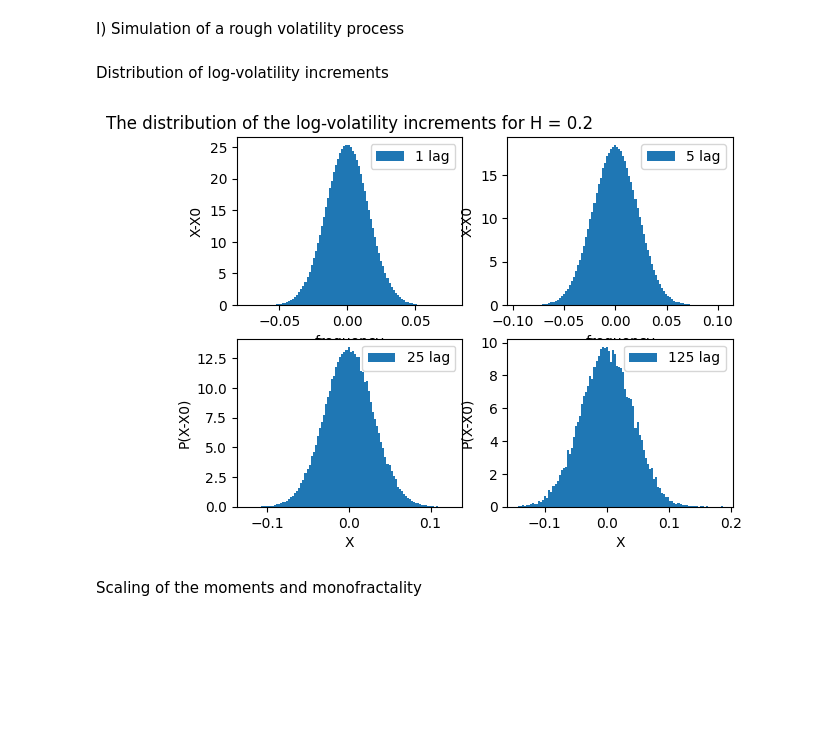
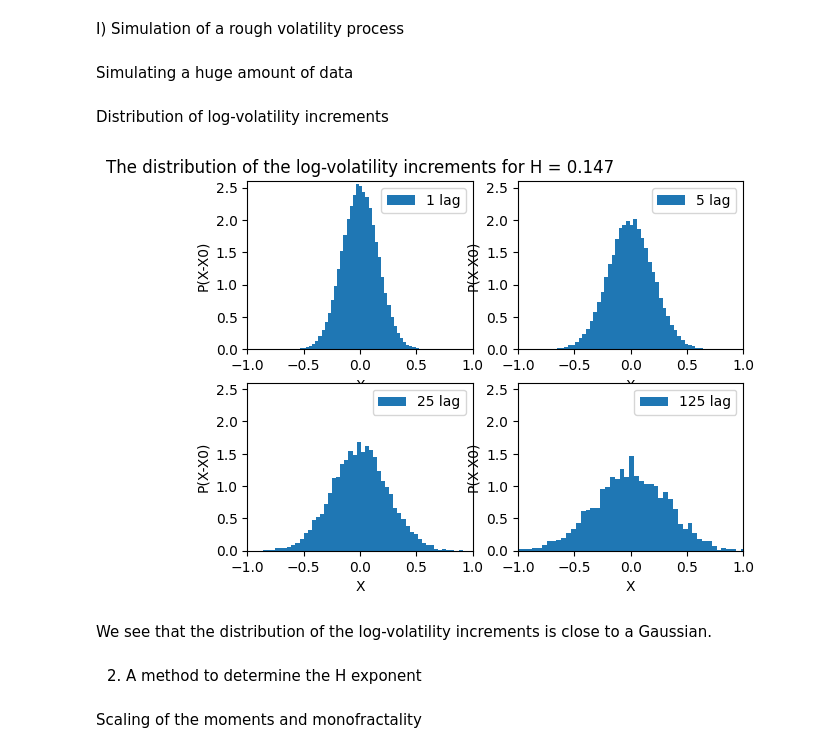
Before and after one commit to EIfinance/ei, a Jupyter notebook: FB.ipynb, the cells around one changed output. Cells and saved outputs as stored; diff of their text form; code cells hidden in the pictures; blank space fills up the shorter version.

```diff
--- a/FB.ipynb
+++ b/FB.ipynb
@@ -12,7 +12,7 @@ I) Simulation of a rough volatility process
 # %%
 nu,X0,alpha=0.3,-5,5*10**(-4)
 m=X0
-
+H=0.147
 def log_vol(T,lag,H):
     delta=lag/252
     N=int(T/delta)
@@ -22,29 +22,47 @@ def log_vol(T,lag,H):
     for i in range(len(W)-1):
         X[i+1]=X[i]+(W[i+1]-W[i])*nu+alpha*(m-X[i])*delta
     return(X)
-def hist(d):
+
+def hist(X_simu):
+    res=50
+    A,B,C,D=np.array([]),np.array([]),np.array([]),np.array([])
+    for i in X_simu:
+        A = np.concatenate((A, np.diff(i[::1*10**3])))
+        B = np.concatenate((B, np.diff(i[::5*10**3])))
+        C = np.concatenate((C, np.diff(i[::25*10**3])))
+        D = np.concatenate((D, np.diff(i[::125*10**3])))
     plt.subplot(2, 2, 1)
-    plt.hist(np.diff(d[::1]),100,label="1 lag",density=True)
-    plt.xlabel("frequency")
-    plt.ylabel("X-X0")
+    plt.hist(np.diff(A),res,label="1 lag",density=True)
+    plt.xlabel("X")
+    plt.ylabel("P(X-X0)")
+    plt.xlim([-1,1])
+    plt.ylim([0,2.6])
     plt.legend()
     plt.title("The distribution of the log-volatility increments for H = "+str(H))
 
     plt.subplot(2,2,2)
-    plt.hist(np.diff(d[::5]),100,label="5 lag",density=True)
-    plt.xlabel("frequency")
-    plt.ylabel("X-X0")
+    plt.hist(np.diff(B),res,label="5 lag",density=True)
+    plt.xlabel("X")
+    plt.ylabel("P(X-X0)")
+    plt.xlim([-1,1])
+    plt.ylim([0,2.6])
     plt.legend()
 
     plt.subplot(2, 2, 3)
-    plt.hist(np.diff(d[::25]),100,label="25 lag",density=True)
+    plt.hist(np.diff(C),res,label="25 lag",density=True)
     plt.xlabel("X")
     plt.ylabel("P(X-X0)")
+    plt.xlim([-1,1])
+    plt.ylim([0,2.6])
     plt.legend()
 
     plt.subplot(2, 2, 4)
-    plt.hist(np.diff(d[::125]),100,label="125 lag",density=True)
+    plt.hist(np.diff(D),res,label="125 lag",density=True)
     plt.xlabel("X")
     plt.ylabel("P(X-X0)")
+    plt.xlim([-1,1])
+    plt.ylim([0,2.6])
     plt.legend()
     plt.show()
+# %% [markdown]
+Simulating a huge amount of data
@@ -51,9 +71,2 @@ def hist(d):
 # %% [markdown]
 Distribution of log-volatility increments
-# %%
-H=0.2 #~30 seconds to load
-p=4
-X=log_vol(1,10**-p,H)
-hist(X)
-# %% [output]
-[figure, removed]
@@ -63 +73,9 @@ m=X0
+# %%
+hist(X_simu)
+# %% [output]
+[figure, added]
+# %% [markdown]
+We see that the distribution of the log-volatility increments is close to a Gaussian.
+# %% [markdown]
+2) A method to determine the H exponent
 # %%
```
Also changed, not shown: parts of 17 cells of this notebook.
